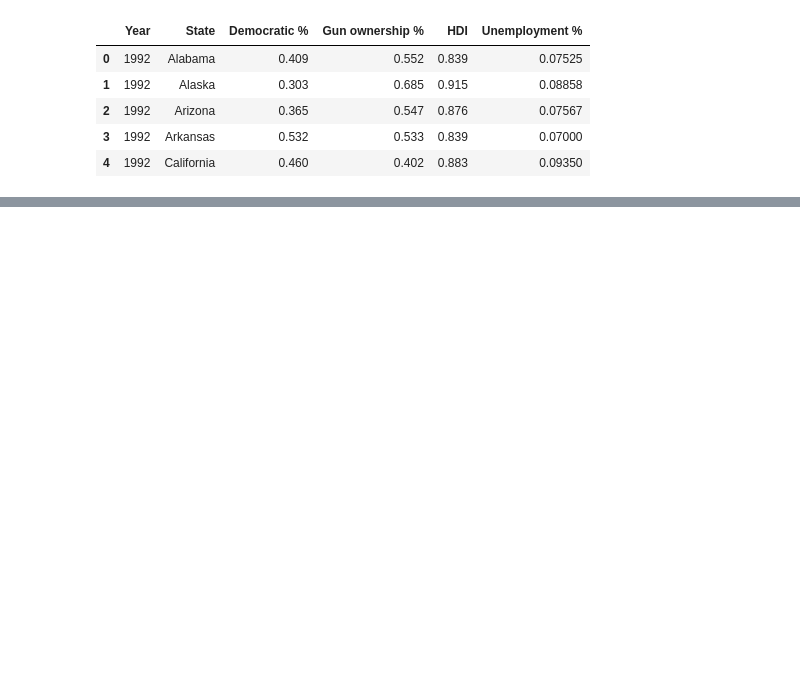
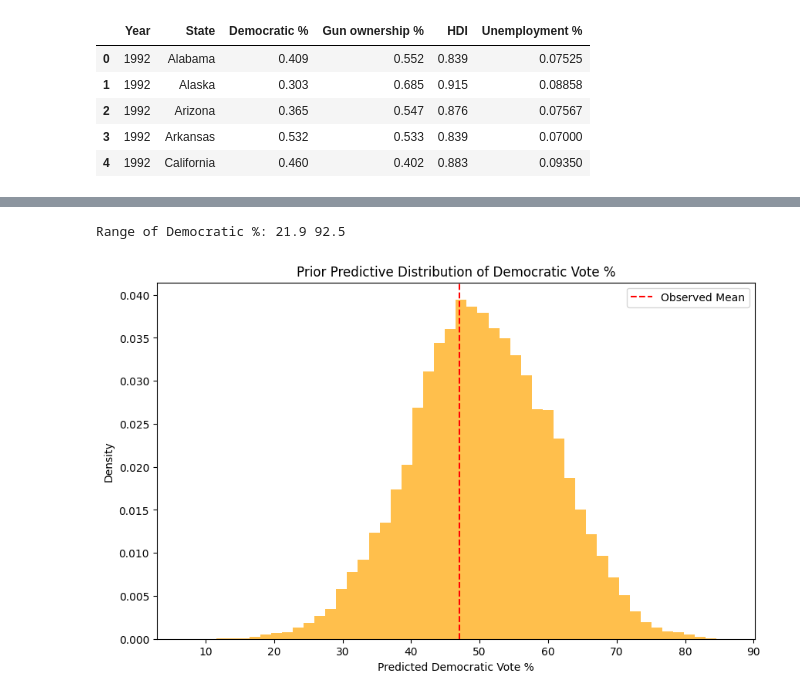
Before and after one commit to SzczypekJ/Predicting-USA-presidential-elections, a Jupyter notebook: first_model.ipynb, the cells around one changed output, grey strips where cells are left out. Drawn from its saved outputs; the diff is of its cells as text; code cells hidden in the pictures; blank space fills up the shorter version.

```diff
--- a/first_model.ipynb
+++ b/first_model.ipynb
@@ -169,0 +259,55 @@ plt.show()
+# %%
+import numpy as np
+import matplotlib.pyplot as plt
+
+# Simulate parameter values from the priors
+n_samples = 1000
+alpha_prior = np.random.normal(50, 10, n_samples)
+beta_1_prior = np.random.normal(0, 1, n_samples)
+beta_2_prior = np.random.normal(0, 1, n_samples)
+sigma_prior = np.random.normal(2, 1, n_samples)
+sigma_prior = sigma_prior[sigma_prior > 0]  # Keep only positive values
+
+# Trim other priors to match the length of sigma_prior
+n_samples = len(sigma_prior)
+alpha_prior = alpha_prior[:n_samples]
+beta_1_prior = beta_1_prior[:n_samples]
+beta_2_prior = beta_2_prior[:n_samples]
+
+# Clean Gun ownership % data to ensure values are between 0 and 1
+data['Gun ownership %'] = np.clip(data['Gun ownership %'], 0, 1)
+
+# Rescale Democratic % to be between 0 and 100
+data['Democratic %'] = data['Democratic %'] * 100
+
+# Check the observed Democratic % values
+print("Range of Democratic %:", np.min(data['Democratic %']), np.max(data['Democratic %']))
+
+# Prepare for prior predictive checks
+N = len(data)
+V_prior_pred = np.zeros((n_samples, N))
+
+for i in range(n_samples):
+    V_prior_pred[i, :] = (alpha_prior[i] +
+                          beta_1_prior[i] * data['Gun ownership %'].values +
+                          beta_2_prior[i] * data['HDI'].values +
+                          sigma_prior[i] * np.random.randn(N))
+
+# Flatten the array to plot all predictions
+V_prior_pred_flat = V_prior_pred.flatten()
+
+# Compute the observed mean
+observed_mean = data['Democratic %'].mean()
+
+# Plot the prior predictive distributions
+plt.figure(figsize=(10, 6))
+plt.hist(V_prior_pred_flat, bins=50, density=True, alpha=0.7, color='orange')
+plt.axvline(observed_mean, color='r', linestyle='--', label='Observed Mean')
+plt.xlabel('Predicted Democratic Vote %')
+plt.ylabel('Density')
+plt.title('Prior Predictive Distribution of Democratic Vote %')
+plt.legend()
+plt.show()
+# %% [output]
+Range of Democratic %: 21.9 92.5
+[figure, added]
```
Also changed, not shown: parts of 9 cells of this notebook, 7 other files.
